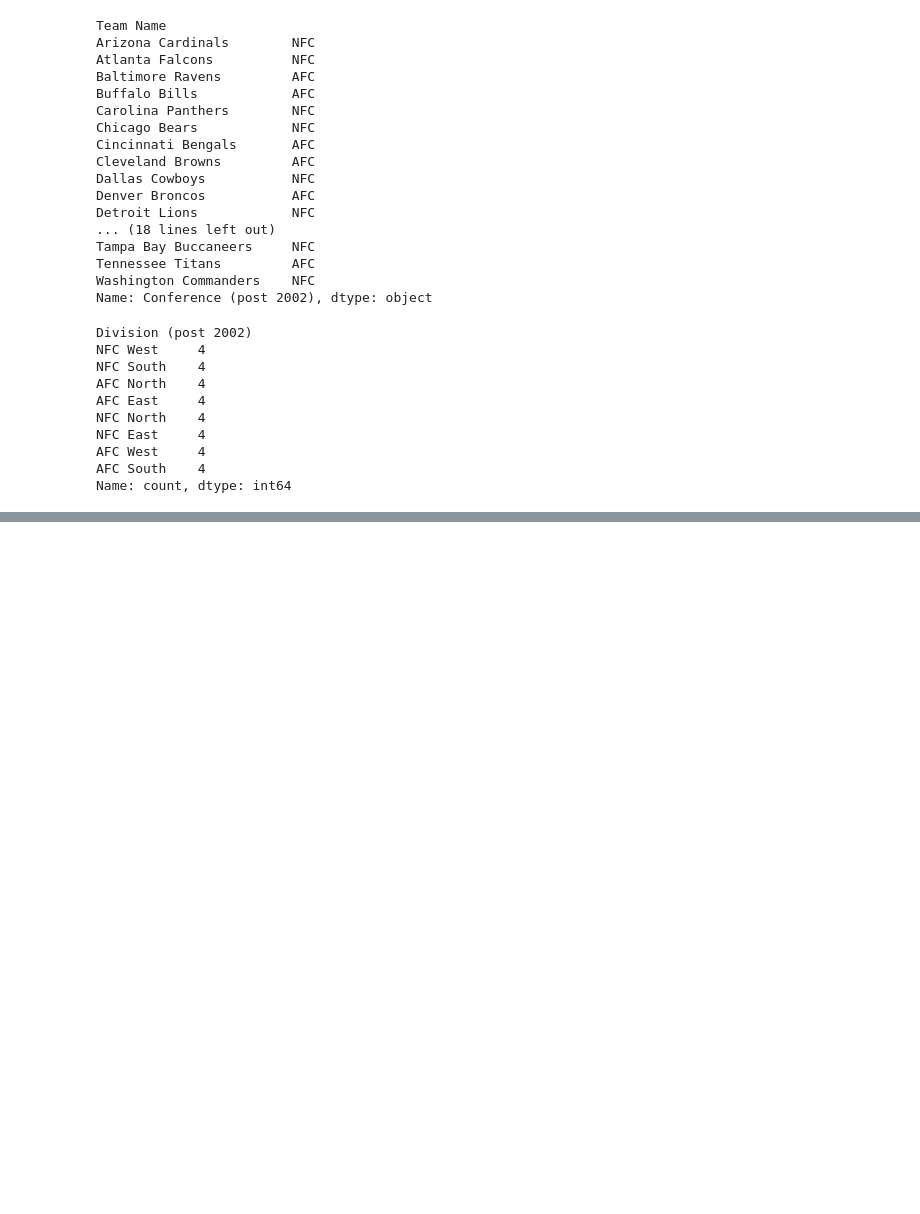
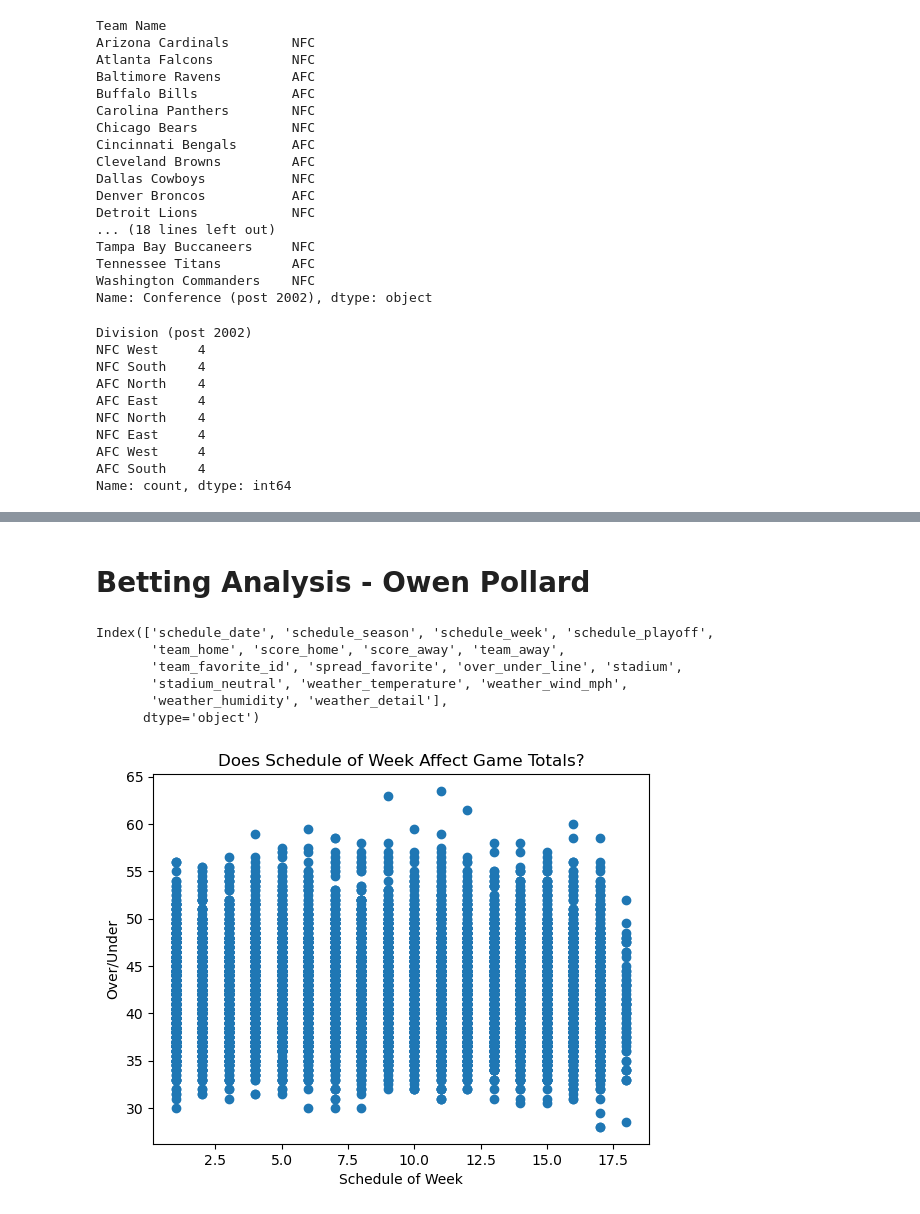
Before and after one commit to meltonme/nfl_sports_betting_analysis, a Jupyter notebook: NFL Betting Analysis/betting_analysis.ipynb, the cells around one changed output, grey strips where cells are left out. Saved outputs shown, nothing was run; the diff lists cells and outputs as text; code cells hidden in the pictures; blank space fills up the shorter version.

Commit message:
Added Owen's betting analysis section

```diff
--- a/NFL Betting Analysis/betting_analysis.ipynb
+++ b/NFL Betting Analysis/betting_analysis.ipynb
@@ -611,0 +615,29 @@ plt.show()
+# %% [markdown]
+# Betting Analysis - Owen Pollard
+# %%
+# Print the column names
+print(spread_values.columns)
+# %% [output]
+Index(['schedule_date', 'schedule_season', 'schedule_week', 'schedule_playoff',
+       'team_home', 'score_home', 'score_away', 'team_away',
+       'team_favorite_id', 'spread_favorite', 'over_under_line', 'stadium',
+       'stadium_neutral', 'weather_temperature', 'weather_wind_mph',
+       'weather_humidity', 'weather_detail'],
+      dtype='object')
+# %%
+# Convert the columns to numeric data types
+spread_values['schedule_week'] = pd.to_numeric(spread_values['schedule_week'], errors='coerce')
+spread_values['over_under_line'] = pd.to_numeric(spread_values['over_under_line'], errors='coerce')
+
+# Create a scatter plot
+plt.scatter(spread_values['schedule_week'], spread_values['over_under_line'])
+
+# Add labels and title
+plt.xlabel('Schedule of Week')
+plt.ylabel('Over/Under')
+plt.title('Does Schedule of Week Affect Game Totals?')
+
+# Display the plot
+plt.show()
+# %% [output]
+[figure, added]
```
Also changed, not shown: parts of 28 cells of this notebook.
